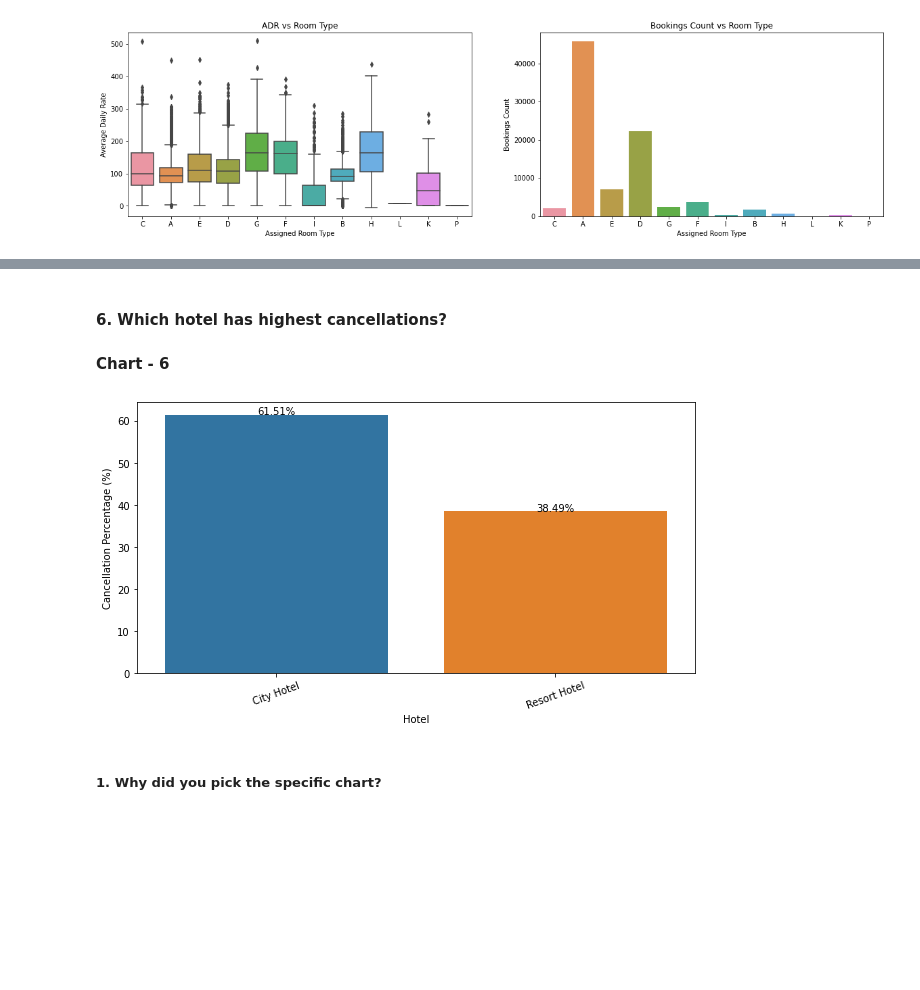
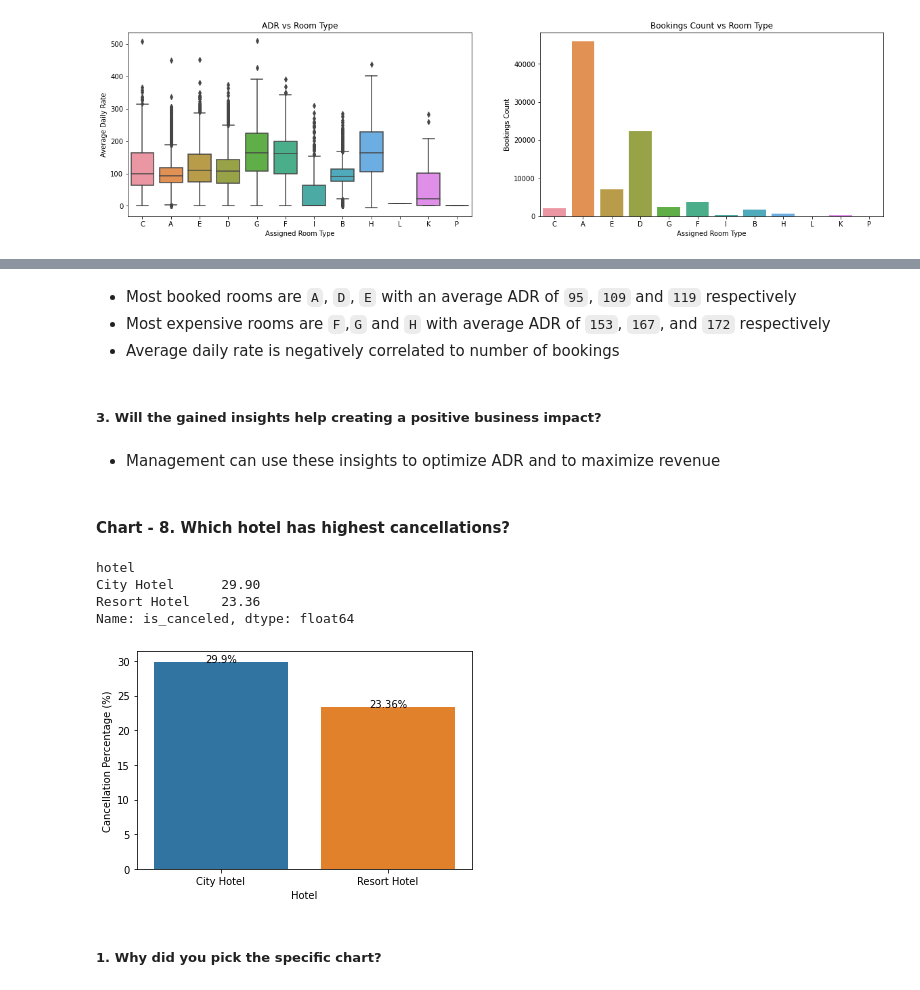
Before and after one commit to pvanand07/EDA-Hotel-Booking-Python, a Jupyter notebook: EDA_Hotel_Booking_Analysis_Almabetter.ipynb, the cells around one changed output, grey strips where cells are left out. Cells and saved outputs as stored; diff of their text form; code cells hidden in the pictures; blank space fills up the shorter version.

```diff
--- a/EDA_Hotel_Booking_Analysis_Almabetter.ipynb
+++ b/EDA_Hotel_Booking_Analysis_Almabetter.ipynb
@@ -200,0 +178,7 @@ dtype: int64
+# %%
+# Count of missing values/null values
+nan_count = df.isna().sum().sort_values(ascending = False)
+
+# Print only columns with non-zero number of missing values
+nan_count = nan_count[nan_count>0]
+print(nan_count)
@@ -201,10 +191,10 @@ dtype: int64
 # %%
 # Finding percentage of missing values
-df_nan_perc = df.isna().sum().sort_values(ascending = False)*100/len(df)
+df_nan_perc = (nan_count*100/len(df)).round(3)
 
 # Visualizing the missing values
-df_nan_perc = df_nan_perc[df_nan_perc!=0].round(3)
 df_nan_perc.plot.bar()
+
 # Adding text on top of bars
 for idx,y in enumerate(df_nan_perc):
     plt.text(idx,y+1,y, ha ='center')
@@ -397,9 +370,7 @@ counts = df_2['reservation_status_date'].value_counts()
 plt.figure(figsize=(10, 6))
 
 # Plot the bar plot
-dates = counts.index
-counts = counts.values
-plt.bar(dates, counts)
+plt.bar(counts.index, counts.values)
 plt.show()
 # %% [output]
 [figure]
@@ -784,9 +756,10 @@ df_1.groupby('is_repeated_guest').size().plot(kind='pie', y=['1','2'],autopct='%
 # %%
 # Chart - 2 visualization code
-
-group_1 = pd.DataFrame(df_2[['hotel','adr']].groupby(['hotel']).sum())
+df_2['Total_stay_duration'] = df_2['stays_in_weekend_nights'] + df_2['stays_in_week_nights']
+df_2['revenue'] = df_2['Total_stay_duration']*df_2['adr']
+group_1 = pd.DataFrame(df_2[['hotel','revenue']].groupby(['hotel']).sum())
 # Grouping returns a multi-index pandas series. Use pd.DataFrame to convert to a dataframe
-sns.barplot(data = group_1, x=group_1.index,y='adr')
+sns.barplot(data = group_1, x=group_1.index,y='revenue')
 #Add value count labels on top of each bar
 for idx,y in enumerate(group_1.values):
 
@@ -871,31 +854,46 @@ plt.show()
+# %% [markdown]
+- Most booked rooms are `A`, `D`, `E` with an average ADR of `95`, `109` and `119` respectively
+- Most expensive rooms are `F`,`G` and `H` with average ADR of `153`, `167`, and `172` respectively
+- Average daily rate is negatively correlated to number of bookings
+# %% [markdown]
+##### 3. Will the gained insights help creating a positive business impact?
+# %% [markdown]
+- Management can use these insights to optimize ADR and to maximize revenue
 # %% [markdown]
-#### 6. Which hotel has highest cancellations?
-#### Chart - 6
+#### Chart - 8. Which hotel has highest cancellations?
+# %%
+counts_total = counts = df_2.groupby('hotel')['is_canceled'].count()
+counts = (df_2.groupby('hotel')['is_canceled'].sum()* 100 / counts_total).round(2)
+counts
+#counts_r
+# %% [output]
+hotel
+City Hotel      29.90
+Resort Hotel    23.36
+Name: is_canceled, dtype: float64
 # %%
+
+# Get Total_bookings for each hotel
+counts_total = counts = df_2.groupby('hotel')['is_canceled'].count()
+
 # Get percentage of cancellations for each hotel
-counts = (df_2.groupby('hotel')['is_canceled'].count() * 100 / len(df_2)).round(2)
-
-# Set figure size
-plt.figure(figsize=[10,5])
+counts = (df_2.groupby('hotel')['is_canceled'].sum()* 100 / counts_total).round(2)
 
 # Create a barplot of cancellation percentages for each hotel
 sns.barplot(x=counts.index, y=counts.values)
-
-# Rotate x-tick labels
-plt.xticks(rotation=20)
 
 # Add x and y labels
 plt.xlabel('Hotel')
 plt.ylabel('Cancellation Percentage (%)')
 
 # Add value count labels on top of each bar
 for i, v in enumerate(counts.values):
     plt.text(i, v, f'{v}%', ha='center')
 
 # Show plot
 plt.show()
 # %% [output]
-[figure, old version]
+[figure, new version]
 # %% [markdown]
 ##### 1. Why did you pick the specific chart?
 # %% [markdown]
```
Also changed, not shown: parts of 190 cells of this notebook.
